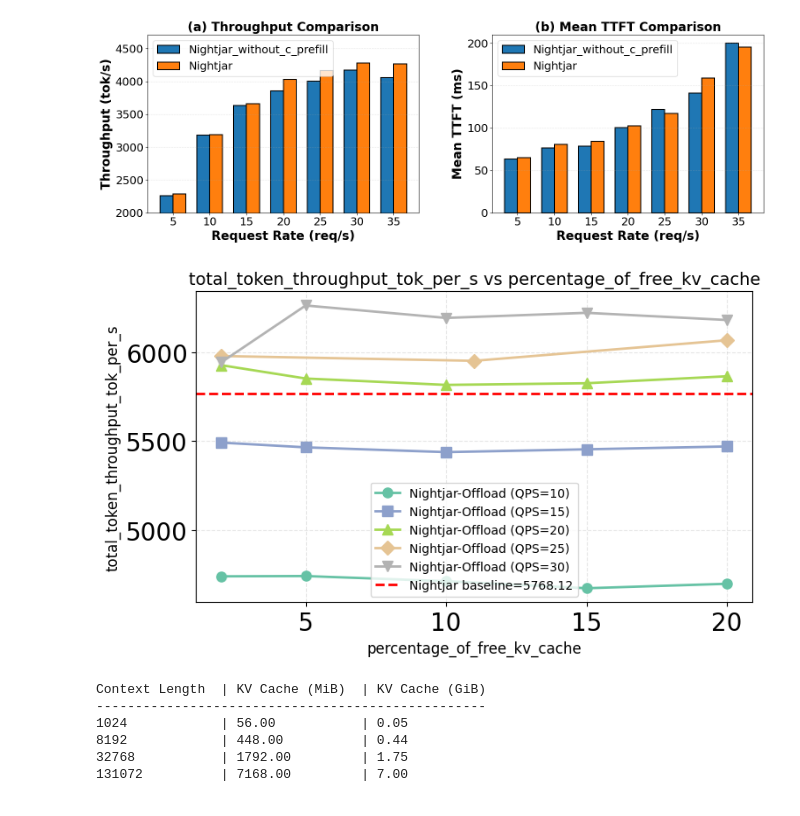
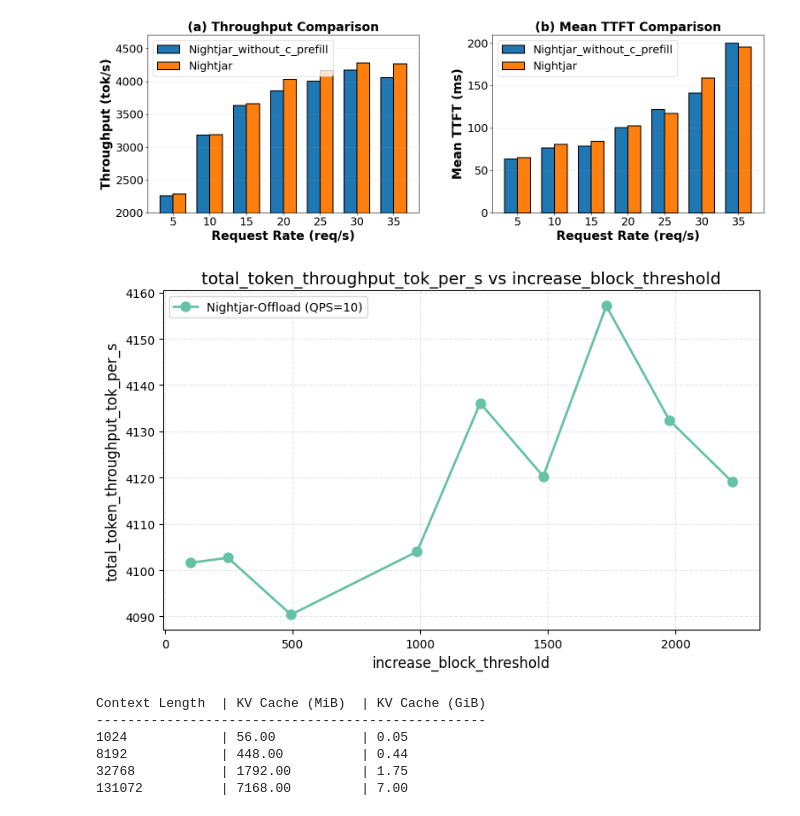
Before and after one commit to lihuahua123/vllm_speculative, a Jupyter notebook: exps/draw2.ipynb, the cells around one changed output. Cells and saved outputs as stored; diff of their text form; code cells hidden in the pictures.

```diff
--- a/exps/draw2.ipynb
+++ b/exps/draw2.ipynb
@@ -1428,6 +1428,20 @@ for rate in request_rates:
         nightjar_offload_throughput.append(0)
         nightjar_offload_ttft.append(0)
 
+# 打印 Nightjar-Offload 相对 Nightjar 的 TTFT 改进比（TTFT 降低的百分比，越低越好）
+print("Nightjar-Offload 相对 Nightjar 的 TTFT 改进比 (TTFT 降低 %):")
+for i, rate in enumerate(request_rates):
+    nj, no = nightjar_ttft[i], nightjar_offload_ttft[i]
+    if nj > 0:
+        reduction_pct = (nj - no) / nj * 100
+        print(f"  Request Rate {int(rate)} req/s: Nightjar={nj:.2f} ms, Nightjar-Offload={no:.2f} ms, 改进={reduction_pct:+.1f}%")
+    else:
+        print(f"  Request Rate {int(rate)} req/s: 无 Nightjar 数据")
+valid = [(nightjar_ttft[i], nightjar_offload_ttft[i]) for i in range(len(request_rates)) if nightjar_ttft[i] > 0]
+if valid:
+    avg_reduction = sum((a - b) / a * 100 for a, b in valid) / len(valid)
+    print(f"  平均 TTFT 改进: {avg_reduction:+.1f}%")
+
 # ========== 第一幅图：Throughput ==========
 bars1 = ax1.bar(x - width/2, nightjar_throughput, width, label='Nightjar', edgecolor='black', linewidth=1.5)
 bars2 = ax1.bar(x + width/2, nightjar_offload_throughput, width, label='Nightjar-Offload', edgecolor='black', linewidth=1.5)
@@ -1568,78 +1582,53 @@ csv_path = '/root/autodl-tmp/vllm_speculative/benchmark_results_memory_threshold
 datas = pd.read_csv(csv_path)
 
 # baseline：Nightjar（画水平直线）
-baseline = datas[datas['strategy'] == 'Nightjar'].iloc[-1]
+# baseline = datas[datas['strategy'] == 'Nightjar'].iloc[-1]
 
 # 获取所有不同的 request_rate 值
 request_rates = sorted(datas[datas['strategy'] == 'Nightjar-Offload']['request_rate'].unique())
 
 # y: total_token_throughput_tok_per_s
-# x: 把 decrease_block_threshold 显示成 percentage_of_free_kv_cache（2/5/10/15/20）
+# x: increase_block_threshold 原样显示
 y_col = 'total_token_throughput_tok_per_s'
-raw_x_col = 'decrease_block_threshold'
-plot_x_col = 'percentage_of_free_kv_cache'
+x_col = 'increase_block_threshold'
 
 plt.figure(figsize=(8, 5))
 
 # 为每个 request_rate 画一条曲线
 colors = plt.cm.Set2(np.linspace(0, 1, len(request_rates)))
 markers = ['o', 's', '^', 'D', 'v', 'p', '*', 'h']
 
 for idx, rate in enumerate(request_rates):
     # 筛选当前 request_rate 的数据
     other_datas = datas[(datas['strategy'] == 'Nightjar-Offload') & (datas['request_rate'] == rate)].copy()
 
     if other_datas.empty:
         continue
 
-    other_datas = other_datas.sort_values(raw_x_col)
+    other_datas = other_datas.sort_values(x_col)
 
-    # 将实际的 decrease_block_threshold 值映射为你希望展示的百分比刻度
-    # 这里按 raw_x_col 排序后的顺序依次对应 [2, 5, 10, 15, 20]
-    raw_x_values = other_datas[raw_x_col].unique().tolist()
-    raw_x_values.sort()
-    percent_labels = [2, 5, 10, 15, 20]
-
-    # 如果数据点数量不匹配，只使用实际的数据点
-    if len(raw_x_values) != len(percent_labels):
-        # 使用实际的数据点数量，按比例映射到百分比
-        if len(raw_x_values) > 0:
-            # 简单映射：第一个值对应最小百分比，最后一个对应最大百分比
-            min_pct = 2
-            max_pct = 20
-            if len(raw_x_values) == 1:
-                percent_labels = [min_pct]
-            else:
-                percent_labels = np.linspace(min_pct, max_pct, len(raw_x_values)).astype(int).tolist()
-
-    map_dict = dict(zip(raw_x_values, percent_labels))
-    other_datas[plot_x_col] = other_datas[raw_x_col].map(map_dict)
-
-    # 按 plot_x_col 排序
-    other_datas = other_datas.sort_values(plot_x_col)
-
-    # 绘制曲线
-    plt.plot(other_datas[plot_x_col], other_datas[y_col],
+    # 绘制曲线，x 轴直接使用 increase_block_threshold 原始值
+    plt.plot(other_datas[x_col], other_datas[y_col],
              marker=markers[idx % len(markers)],
              label=f'Nightjar-Offload (QPS={int(rate)})',
              color=colors[idx],
              linewidth=2,
              markersize=8)
 
-# 画 baseline 水平线
-plt.axhline(float(baseline[y_col]), linestyle='--', color='red', linewidth=2,
-            label=f"Nightjar baseline={float(baseline[y_col]):.2f}")
+# # 画 baseline 水平线
+# plt.axhline(float(baseline[y_col]), linestyle='--', color='red', linewidth=2,
+#             label=f"Nightjar baseline={float(baseline[y_col]):.2f}")
 
-plt.xlabel(plot_x_col, fontsize=12)
+plt.xlabel(x_col, fontsize=12)
 plt.ylabel(y_col, fontsize=12)
-plt.title(f"{y_col} vs {plot_x_col}", fontsize=14)
+plt.title(f"{y_col} vs {x_col}", fontsize=14)
 plt.grid(True, linestyle='--', alpha=0.3)
 plt.legend(fontsize=10)
 plt.tight_layout()
 plt.savefig('./figs/threshold_comparison.pdf', dpi=400, bbox_inches='tight', pad_inches=0.2)
 plt.show()
 # %% [output]
-[figure, old version]
+[figure, new version]
 # %%
 # 读取 bandit benchmark 文件
 bandit_csv = '/root/autodl-tmp/vllm_speculative/benchmark_results_bandit.csv'
```
Also changed, not shown: parts of 2 cells of this notebook, 1 other file.
